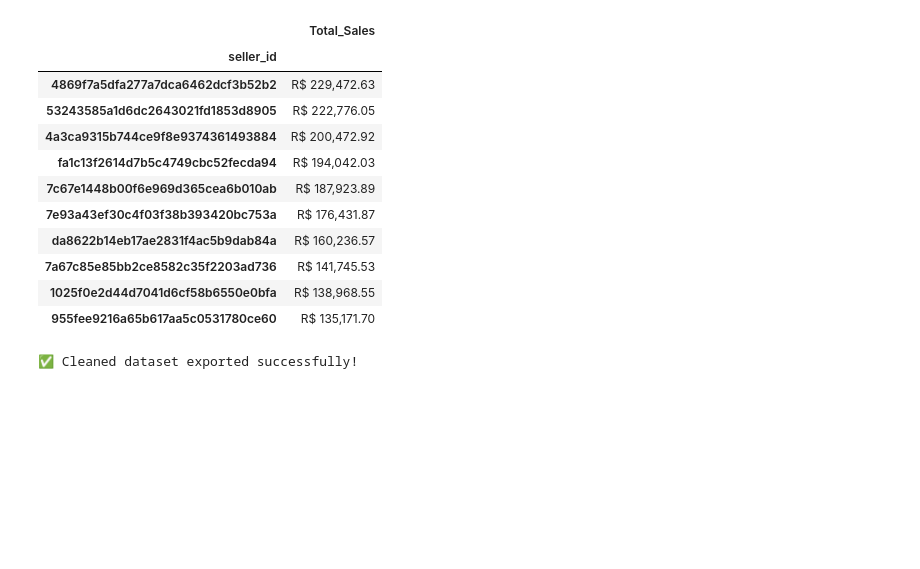
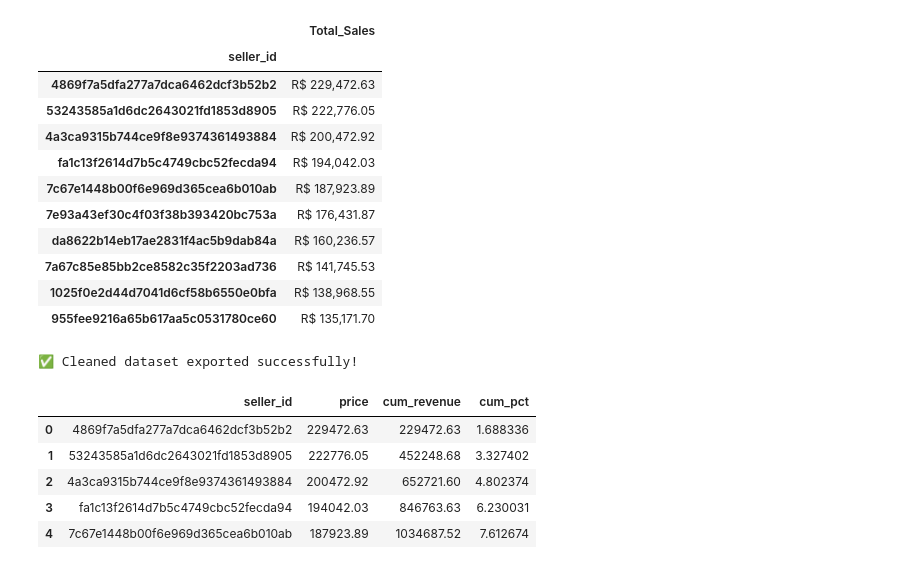
Before and after one commit to yvidhya/Olist-ecommerce-data-analysis, a Jupyter notebook: E_commerce_data_analysis.ipynb, the cells around one changed output. Drawn from its saved outputs; the diff is of its cells as text; code cells hidden in the pictures; blank space fills up the shorter version.

```diff
--- a/E_commerce_data_analysis.ipynb
+++ b/E_commerce_data_analysis.ipynb
@@ -314,3 +316,24 @@ cleaned_data.to_csv('cleaned_olist_sales_data.csv', index=False)
 print("✅ Cleaned dataset exported successfully!")
 # %% [output]
 ✅ Cleaned dataset exported successfully!
+# %%
+# Pareto analysis for seller revenue
+seller_revenue = (
+    items
+    .groupby("seller_id")["price"]
+    .sum()
+    .sort_values(ascending=False)
+)
+
+pareto_df = seller_revenue.reset_index()
+pareto_df["cum_revenue"] = pareto_df["price"].cumsum()
+pareto_df["cum_pct"] = pareto_df["cum_revenue"] / pareto_df["price"].sum() * 100
+
+pareto_df.head()
+# %% [output]
+|  | seller_id | price | cum_revenue | cum_pct |
+| 0 | 4869f7a5dfa277a7dca6462dcf3b52b2 | 229472.63 | 229472.63 | 1.688336 |
+| 1 | 53243585a1d6dc2643021fd1853d8905 | 222776.05 | 452248.68 | 3.327402 |
+| 2 | 4a3ca9315b744ce9f8e9374361493884 | 200472.92 | 652721.60 | 4.802374 |
+| 3 | fa1c13f2614d7b5c4749cbc52fecda94 | 194042.03 | 846763.63 | 6.230031 |
+| 4 | 7c67e1448b00f6e969d365cea6b010ab | 187923.89 | 1034687.52 | 7.612674 |
```
Also changed, not shown: parts of 9 cells of this notebook.
